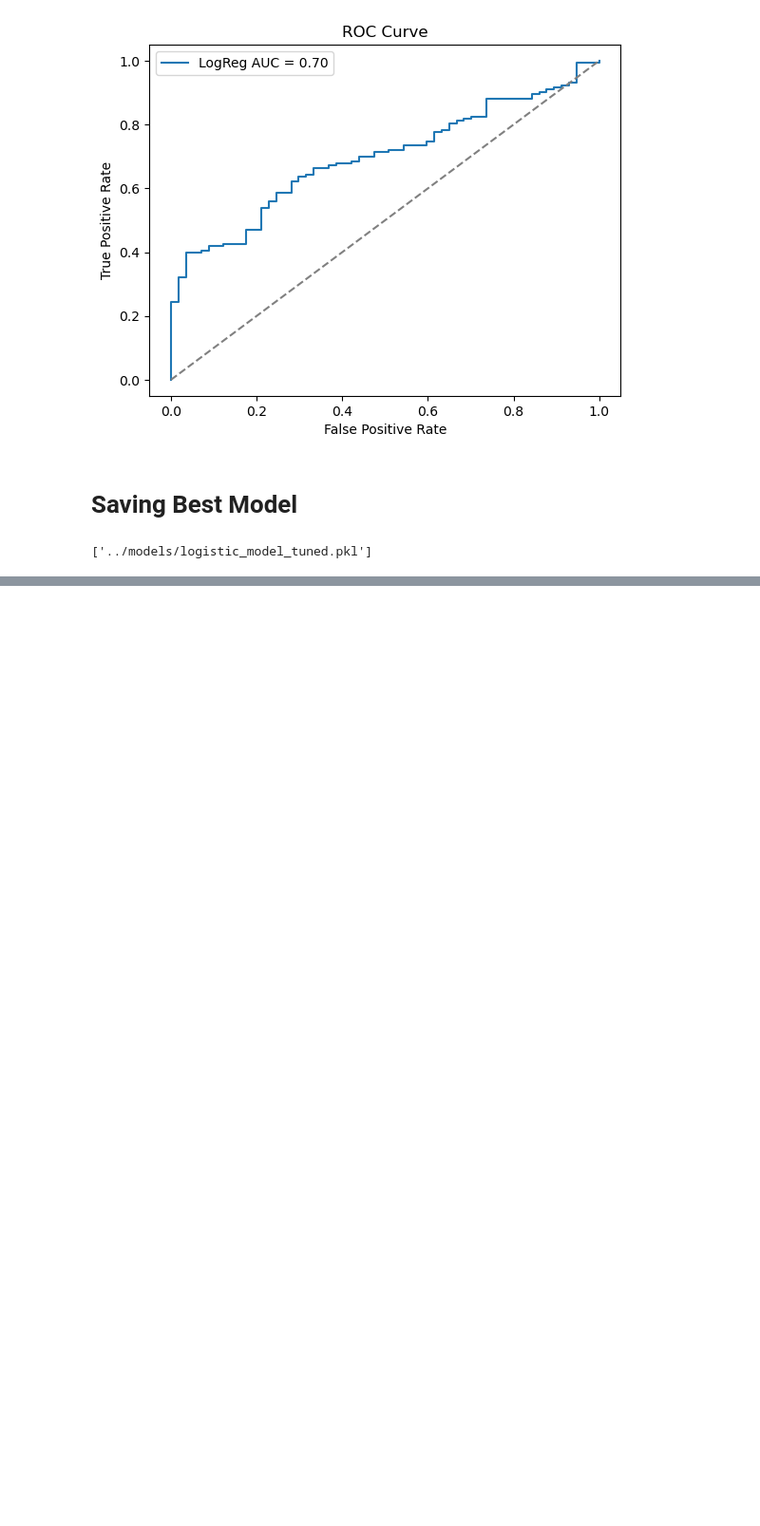
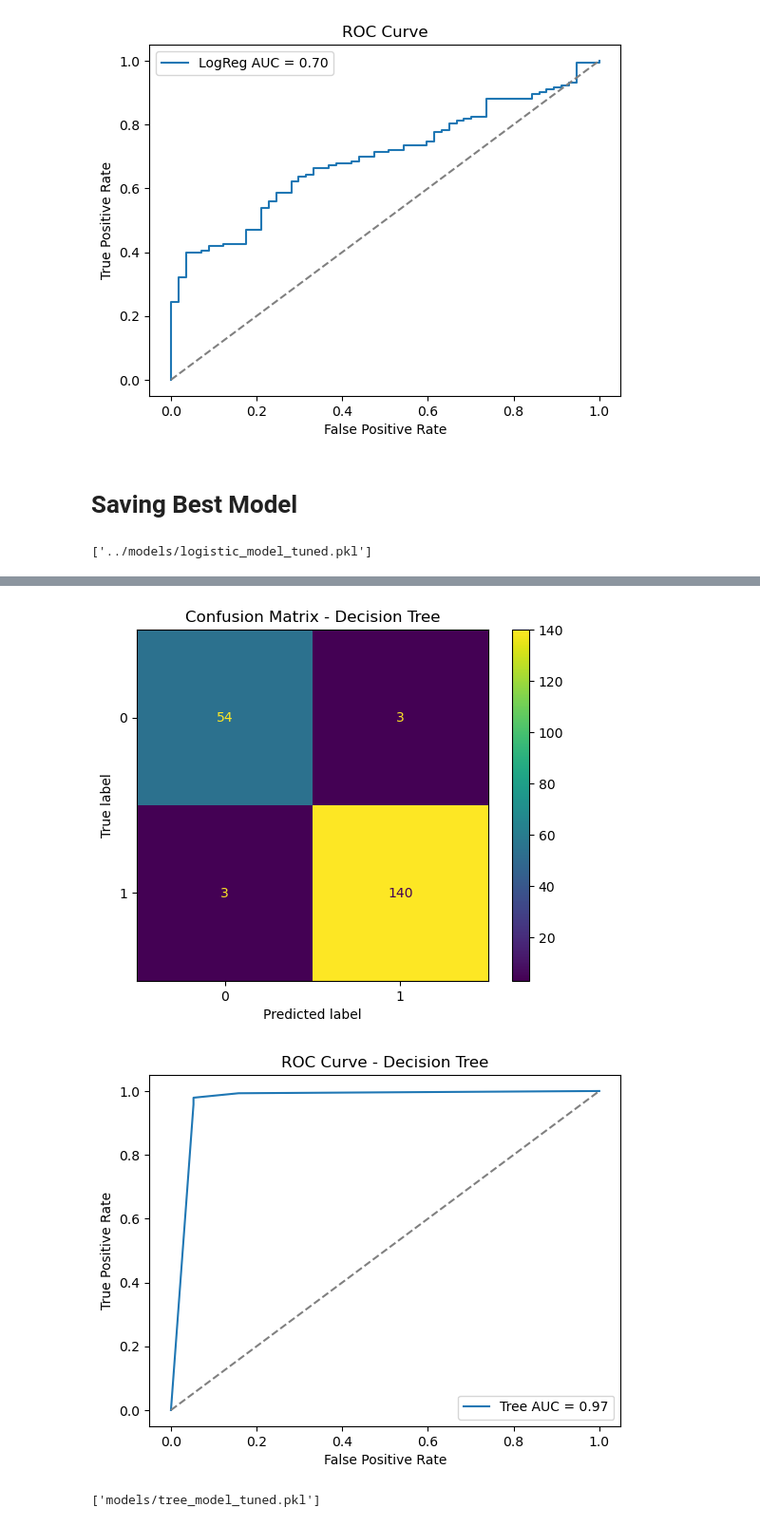
Before and after one commit to yasaswinpalukuri/credit-risk-xai, a Jupyter notebook: notebooks/model_tuning.ipynb, the cells around one changed output, grey strips where cells are left out. Shown: that part at 95% size. Cells and saved outputs as stored; diff of their text form; code cells hidden in the pictures; blank space fills up the shorter version.

```diff
--- a/notebooks/model_tuning.ipynb
+++ b/notebooks/model_tuning.ipynb
@@ -94,0 +191,29 @@ joblib.dump(best_model, '../models/logistic_model_tuned.pkl')
+# %%
+import os
+os.makedirs("models", exist_ok=True)
+
+# Confusion Matrix - Tree
+cm_dt = confusion_matrix(y_test, y_pred_dt)
+ConfusionMatrixDisplay(confusion_matrix=cm_dt).plot()
+plt.title("Confusion Matrix - Decision Tree")
+plt.savefig("models/confusion_matrix_tree.png")
+plt.show()
+
+# ROC - Tree
+fpr_dt, tpr_dt, _ = roc_curve(y_test, y_proba_dt)
+plt.plot(fpr_dt, tpr_dt, label='Tree AUC = {:.2f}'.format(roc_auc_score(y_test, y_proba_dt)))
+plt.plot([0, 1], [0, 1], '--', color='gray')
+plt.title("ROC Curve - Decision Tree")
+plt.xlabel("False Positive Rate")
+plt.ylabel("True Positive Rate")
+plt.legend()
+plt.savefig("models/roc_curve_tree.png")
+plt.show()
+# %% [output]
+[figure, added]
+[figure, added]
+# %%
+import joblib
+joblib.dump(best_tree, "models/tree_model_tuned.pkl")
+# %% [output]
+['models/tree_model_tuned.pkl']
```
Also changed, not shown: parts of 11 cells of this notebook, 1 other file.
